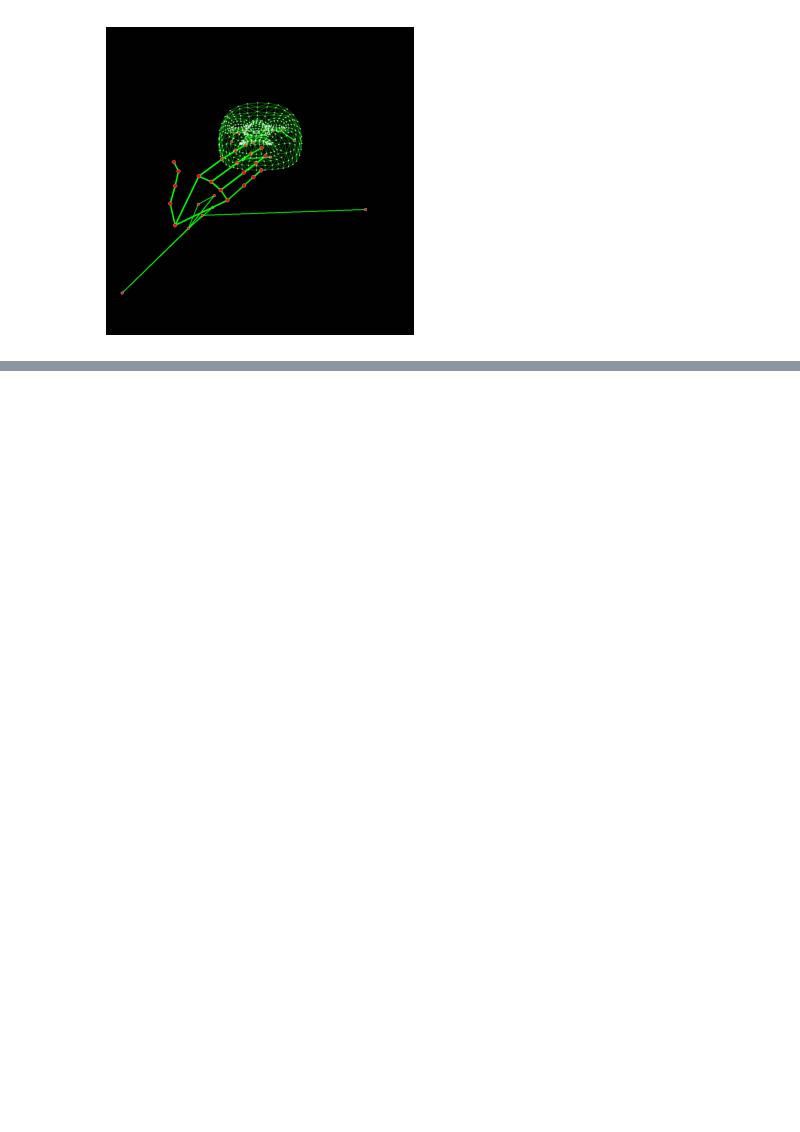
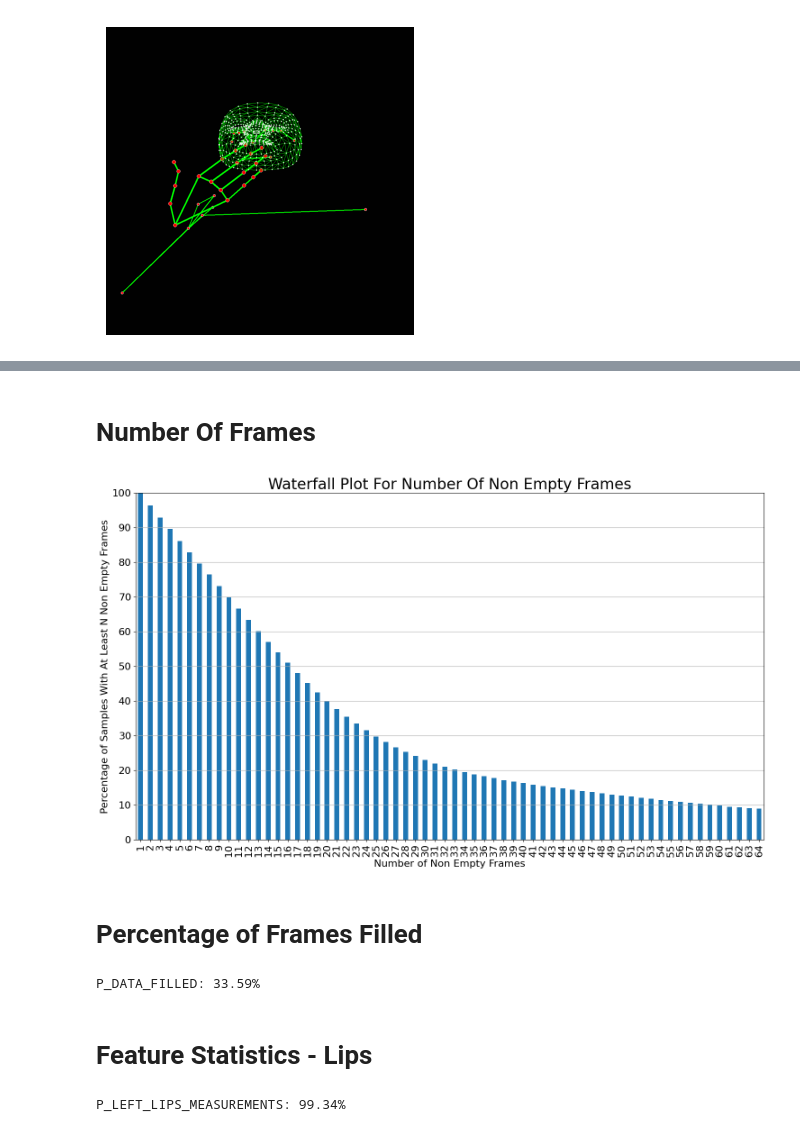
Before and after one commit to deeplearning-lab-csueb/Co-GISLR-Transformer, a Jupyter notebook: co-gislr-data-processing-transformers.ipynb, the cells around one changed output, grey strips where cells are left out. Drawn from its saved outputs; the diff is of its cells as text; code cells hidden in the pictures; blank space fills up the shorter version.

```diff
--- a/co-gislr-data-processing-transformers.ipynb
+++ b/co-gislr-data-processing-transformers.ipynb
@@ -418,0 +779,26 @@ save_each_frame(data, foldername='gif_frames', height=height, width=width)
+# %%
+# If True, processing data from scratch
+# If False, loads preprocessed data
+PREPROCESS_DATA = False
+TRAIN_MODEL = True
+# True: use 10% of participants as validation set
+# False: use all data for training -> gives better LB result
+USE_VAL = True
+
+N_ROWS = 543
+N_DIMS = 3
+DIM_NAMES = ['x', 'y', 'z']
+SEED = 42
+NUM_CLASSES = 250
+IS_INTERACTIVE = os.environ['KAGGLE_KERNEL_RUN_TYPE'] == 'Interactive'
+VERBOSE = 1 if IS_INTERACTIVE else 2
+
+INPUT_SIZE = 64
+
+BATCH_ALL_SIGNS_N = 4
+BATCH_SIZE = 256
+N_EPOCHS = 100
+LR_MAX = 1e-3
+N_WARMUP_EPOCHS = 0
+WD_RATIO = 0.05
+MASK_VAL = 4237
@@ -418,0 +1188,37 @@ save_each_frame(data, foldername='gif_frames', height=height, width=width)
+# %% [markdown]
+# Number Of Frames
+# %%
+# Vast majority of samples fits has less than 32 non empty frames
+N_EMPTY_FRAMES = (NON_EMPTY_FRAME_IDXS_TRAIN != -1).sum(axis=1)
+N_EMPTY_FRAMES_WATERFALL = []
+for n in tqdm(range(1,INPUT_SIZE+1)):
+    N_EMPTY_FRAMES_WATERFALL.append(sum(N_EMPTY_FRAMES >= n) / len(NON_EMPTY_FRAME_IDXS_TRAIN) * 100)
+
+plt.figure(figsize=(18,10))
+plt.title('Waterfall Plot For Number Of Non Empty Frames')
+pd.Series(N_EMPTY_FRAMES_WATERFALL).plot(kind='bar')
+plt.grid(axis='y')
+plt.xticks(np.arange(INPUT_SIZE), np.arange(1, INPUT_SIZE+1))
+plt.xlabel('Number of Non Empty Frames', size=16)
+plt.yticks(np.arange(0, 100+10, 10))
+plt.ylim(0, 100)
+plt.ylabel('Percentage of Samples With At Least N Non Empty Frames', size=16)
+plt.show()
+# %% [output]
+[figure, added]
+# %% [markdown]
+# Percentage of Frames Filled
+# %%
+# Percentage of frames filled, this is the maximum fill percentage of each landmark
+P_DATA_FILLED = (NON_EMPTY_FRAME_IDXS_TRAIN != -1).sum() / NON_EMPTY_FRAME_IDXS_TRAIN.size * 100
+print(f'P_DATA_FILLED: {P_DATA_FILLED:.2f}%')
+# %% [output]
+P_DATA_FILLED: 33.59%
+# %% [markdown]
+# Feature Statistics - Lips
+# %%
+# Percentage of Lips Measurements
+P_LEFT_LIPS_MEASUREMENTS = (X_train[:,:,LIPS_IDXS] != 0).sum() / X_train[:,:,LIPS_IDXS].size / P_DATA_FILLED * 1e4
+print(f'P_LEFT_LIPS_MEASUREMENTS: {P_LEFT_LIPS_MEASUREMENTS:.2f}%')
+# %% [output]
+P_LEFT_LIPS_MEASUREMENTS: 99.34%
```
Also changed, not shown: parts of 131 cells of this notebook.
